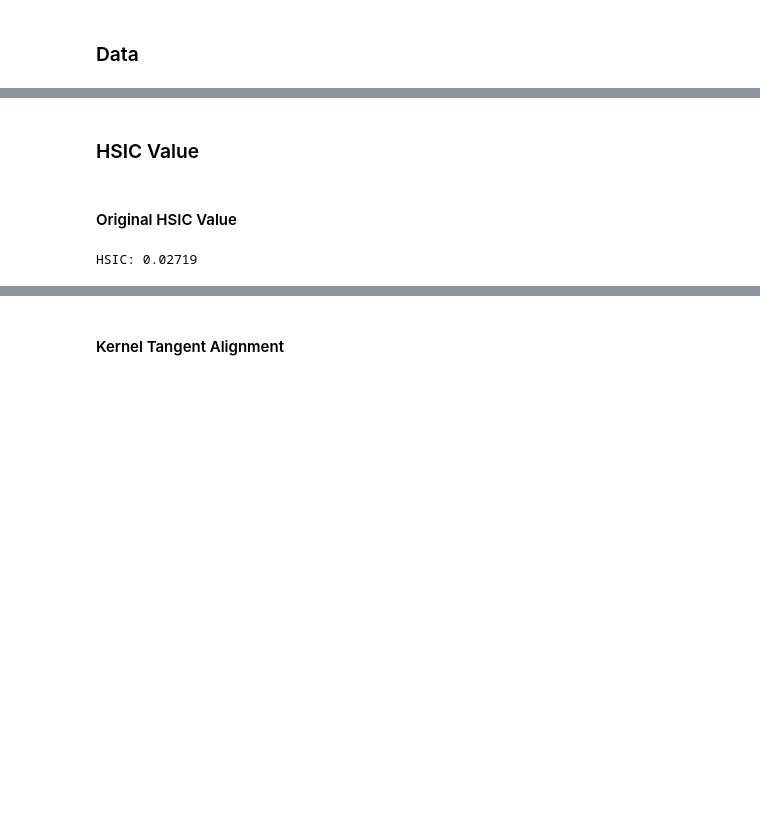
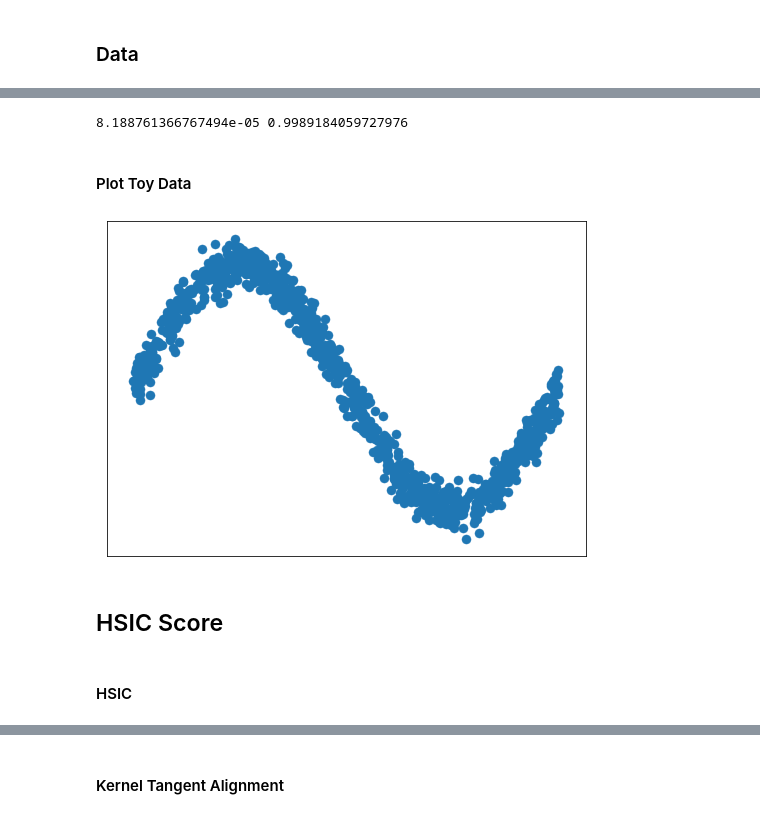
Before and after one commit to jejjohnson/hsic_alignment, a Jupyter notebook: notebooks/1_1D_parameter/0_preliminary_exp.ipynb, the cells around one changed output, grey strips where cells are left out. Drawn from its saved outputs; the diff is of its cells as text; code cells hidden in the pictures; blank space fills up the shorter version.

Commit message:
updated notebooks with free gamma
Added exps with separate gamma scales:
* 1d example
* gamma params
* plots (gamma space, param est)

```diff
--- a/notebooks/1_1D_parameter/0_preliminary_exp.ipynb
+++ b/notebooks/1_1D_parameter/0_preliminary_exp.ipynb
@@ -45,14 +45,15 @@ sys.path.insert(0, pysim_path)
 
 # toy datasets
 from data.toy import generate_dependence_data
+from dataclasses import dataclass
 
 # Kernel Dependency measure
-# from models.dependence import HSIC, train_hsic
-# from models.kernel import estimate_sigma, sigma_to_gamma, gamma_to_sigma, get_param_grid
+from pysim.kernel.hsic import HSIC
+from pysim.kernel.utils import get_init_gammas, get_gamma_grid
 
 import matplotlib.pyplot as plt
 import seaborn as sns
-plt.style.use('ggplot')
+plt.style.use(['seaborn-talk'])
 %matplotlib inline
 
 warnings.filterwarnings('ignore') # get rid of annoying warnings
@@ -105,0 +94,35 @@ No handles with labels found to put in legend.
+# %%
+# data params
+
+@dataclass
+class DataParams:
+    dataset  = 'sine'
+    n_points = 1_000
+    seed     = 123
+    noise_x  = 0.1
+    noise_y  = 0.1
+    alpha    = 1.0
+    beta     = 1.0
+    norm_x   = False
+    norm_y   = False
+
+
+X, Y = generate_data(DataParams)
+print(X.min(), X.max())
+# %% [output]
+8.188761366767494e-05 0.9989184059727976
+# %% [markdown]
+#### Plot Toy Data
+# %%
+fig, ax = plot_toy_data(X, Y)
+
+
+# save figures
+plt.tight_layout()
+save_path = f'{cwd}/../../results/figures/datasets/'
+fig.savefig(f"{save_path}demo_{DataParams.dataset}.png")
+plt.show()
+# %% [output]
+[figure, added]
+# %% [markdown]
+## HSIC Score
@@ -106,30 +161,2 @@ No handles with labels found to put in legend.
 # %% [markdown]
-### HSIC Value
+#### HSIC
-# %% [markdown]
-#### Original HSIC Value
-# %%
-# hsic params
-kernel = 'rbf'
-center = True
-normalize = False
-subsample = None
-bias = True
-
-# initialize HSIC calculator
-clf_hsic = HSIC(
-    kernel=kernel,
-    center=center,
-    normalized=normalized,
-    subsample=subsample,
-    bias=bias
-)
-
-# calculate HSIC return scorer
-clf_hsic.fit(X_scale, Y_scale);
-
-# hsic value and kernel alignment score
-hsic_val = clf_hsic.score(X, normalize=normalize)
-
-print(f"HSIC: {hsic_val:.5f}")
-# %% [output]
-HSIC: 0.02719
```
Also changed, not shown: parts of 69 cells of this notebook, 5 other files.
